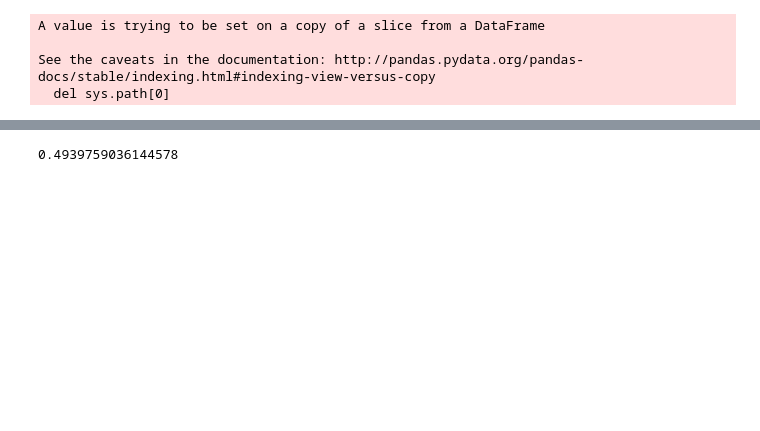
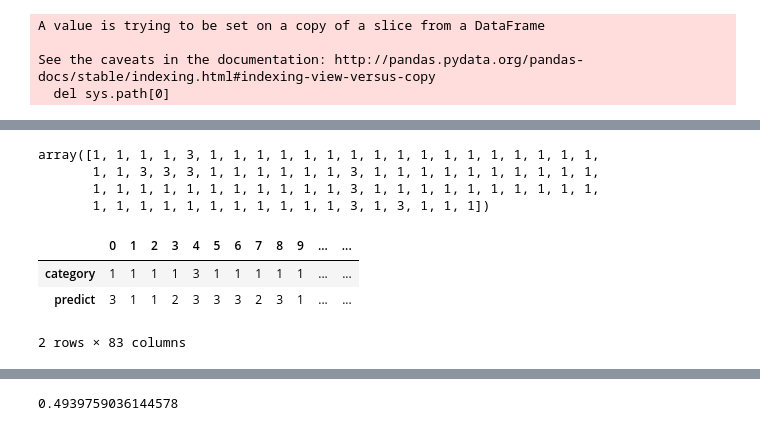
Before and after one commit to Aries0331/FinancialDataExtraction, a Jupyter notebook: model.ipynb, the cells around one changed output, grey strips where cells are left out. Drawn from its saved outputs; the diff is of its cells as text; code cells hidden in the pictures; blank space fills up the shorter version.

```diff
--- a/model.ipynb
+++ b/model.ipynb
@@ -172,5 +172,6 @@ from sklearn.feature_extraction.text import TfidfTransformer
 from sklearn.svm import SVC
 # %%
 text_list = new_df['text'].tolist()
+text_list = [re.sub(r'\d+', '', t) for t in text_list]
 count_vect = CountVectorizer()
 x_train_counts = count_vect.fit_transform(text_list)
@@ -185,3 +277,19 @@ train_x, test_x, train_y, test_y = train_test_split(x_train_tfidf, varietal_list
 clf = SVC(kernel='linear').fit(train_x, train_y)
 # clf = SVC(kernel='linear').fit(x_train_tfidf, varietal_list)
 y_score = clf.predict(test_x)
+# %%
+y_score
+# %% [output]
+array([1, 1, 1, 1, 3, 1, 1, 1, 1, 1, 1, 1, 1, 1, 1, 1, 1, 1, 1, 1, 1, 1,
+       1, 1, 3, 3, 3, 1, 1, 1, 1, 1, 1, 3, 1, 1, 1, 1, 1, 1, 1, 1, 1, 1,
+       1, 1, 1, 1, 1, 1, 1, 1, 1, 1, 1, 3, 1, 1, 1, 1, 1, 1, 1, 1, 1, 1,
+       1, 1, 1, 1, 1, 1, 1, 1, 1, 1, 1, 3, 1, 3, 1, 1, 1])
+# %%
+# test_y
+d = {'category': y_score, 'predict': test_y}
+pd.DataFrame(data=d).transpose()
+# %% [output]
+|  | 0 | 1 | 2 | 3 | 4 | 5 | 6 | 7 | 8 | 9 | ... | ... |
+| category | 1 | 1 | 1 | 1 | 3 | 1 | 1 | 1 | 1 | 1 | ... | ... |
+| predict | 3 | 1 | 1 | 2 | 3 | 3 | 3 | 2 | 3 | 1 | ... | ... |
+2 rows × 83 columns
```
Also changed, not shown: parts of 10 cells of this notebook, 1 other file.
